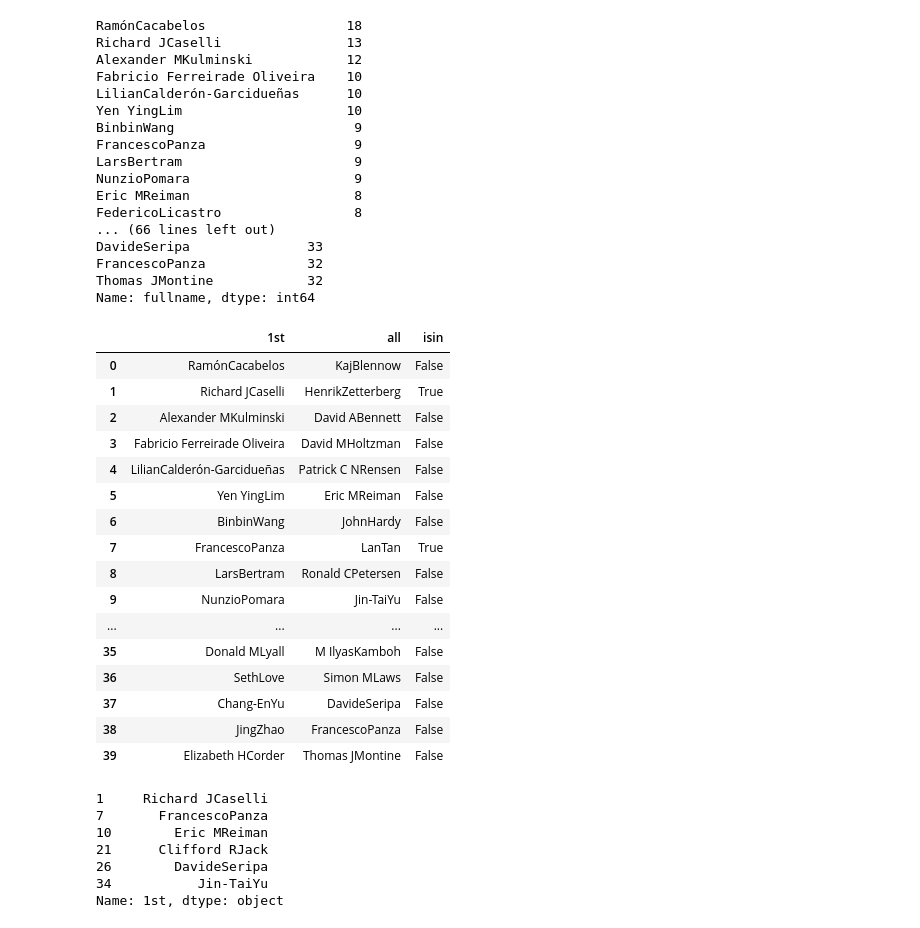
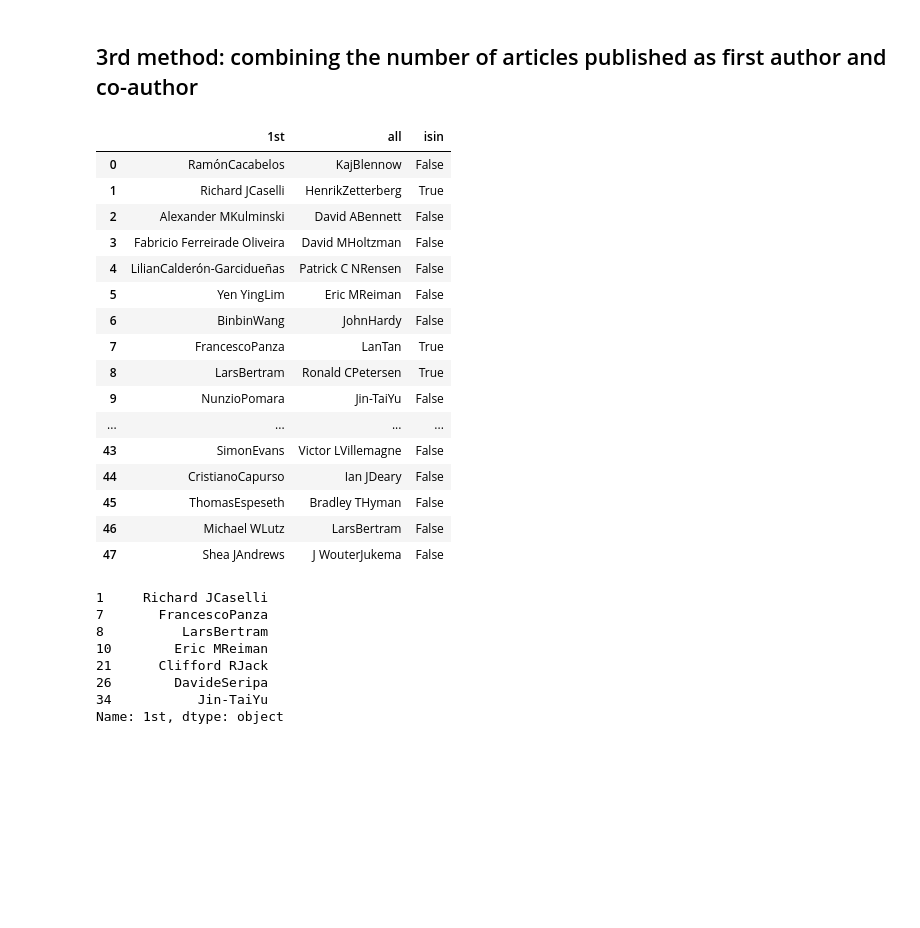
Before and after one commit to SeanWang5868/Gene_APOE, a Jupyter notebook: APOE.ipynb, the cells around one changed output. Drawn from its saved outputs; the diff is of its cells as text; code cells hidden in the pictures; blank space fills up the shorter version.

```diff
--- a/APOE.ipynb
+++ b/APOE.ipynb
@@ -100,18 +40,21 @@ plt.show()
 # %%
+# Create a new column contains the full name
+article["fullname"] = article["FirstAuthorForename"] + article["FirstAuthorLastname"]
+
 # Group by 'fullname' and count the number of publications for each author
-author_publication_counts = article_author['fullname'].value_counts()
+author_publication_counts_1st = article['fullname'].value_counts()
 
 # Select the top 10 authors with the most publications
-top_20_authors = author_publication_counts.head(40)
+top_48_authors = author_publication_counts_1st.head(48)
 
 # Create a bar plot
 plt.figure(figsize=(7, 4))
-top_20_authors.plot(kind='bar')
+top_48_authors.plot(kind='bar')
 plt.title('Top 40 Researchers as 1st author by Number of Publications')
 plt.xlabel('Author Full Name')
 plt.ylabel('Number of Publications as 1st author')
-
-
 # Show the plot
 plt.show()
+
+top_48_authors
 # %% [output]
@@ -124,11 +86,11 @@ authors["fullname"] = authors["AuthorForename"] + authors["AuthorLastname"]
 author_publication_counts_all = authors['fullname'].value_counts()
 
 # Select the top 10 authors with the most publications
-top_40_authors_all = author_publication_counts_all.head(40)
+top_48_authors_all = author_publication_counts_all.head(48)
 
 # Create a bar plot
 plt.figure(figsize=(7,4))
-top_40_authors_all.plot(kind='bar')
+top_48_authors_all.plot(kind='bar')
 plt.title('Top 40 Researchers by Number of all Publications')
 plt.xlabel('Author Full Name')
 plt.ylabel('Number of Publications')
@@ -136,5 +98,5 @@ plt.ylabel('Number of Publications')
 
 # Show the plot
 plt.show()
-top_40_authors_all
+top_48_authors_all
 # %% [output]
@@ -158,55 +120,36 @@ Thomas JMontine            32
 Name: fullname, dtype: int64
-# %%
-print(top_20_authors)
-print(top_40_authors_all)
-# %% [output]
-RamónCacabelos                  18
-Richard JCaselli                13
-Alexander MKulminski            12
-Fabricio Ferreirade Oliveira    10
-LilianCalderón-Garcidueñas      10
-Yen YingLim                     10
-BinbinWang                       9
-FrancescoPanza                   9
-LarsBertram                      9
-NunzioPomara                     9
-Eric MReiman                     8
-FedericoLicastro                 8
-... (66 lines left out)
-DavideSeripa               33
-FrancescoPanza             32
-Thomas JMontine            32
-Name: fullname, dtype: int64
+# %% [markdown]
+## 3rd method: combining the number of articles published as first author and co-author
 # %%
-top_20_authors_index = top_20_authors.reset_index()
-top_40_authors_all_index = top_40_authors_all.reset_index()
+authors_1st_index = top_48_authors.reset_index()
+authors_all_index = top_48_authors_all.reset_index()
 
-first_series = pd.Series(top_20_authors_index["index"].values)
-all_series = pd.Series(top_40_authors_all_index["index"].values)
+first_series = pd.Series(authors_1st_index["index"].values)
+all_series = pd.Series(authors_all_index["index"].values)
 
 df = pd.concat([first_series,all_series],axis=1)
 
 df.columns = ['1st', 'all']
 df["isin"] = df["1st"].isin(df["all"])
 df
 # %% [output]
 |  | 1st | all | isin |
 | 0 | RamónCacabelos | KajBlennow | False |
 | 1 | Richard JCaselli | HenrikZetterberg | True |
 | 2 | Alexander MKulminski | David ABennett | False |
 | 3 | Fabricio Ferreirade Oliveira | David MHoltzman | False |
 | 4 | LilianCalderón-Garcidueñas | Patrick C NRensen | False |
 | 5 | Yen YingLim | Eric MReiman | False |
 | 6 | BinbinWang | JohnHardy | False |
 | 7 | FrancescoPanza | LanTan | True |
-| 8 | LarsBertram | Ronald CPetersen | False |
+| 8 | LarsBertram | Ronald CPetersen | True |
 | 9 | NunzioPomara | Jin-TaiYu | False |
 | ... | ... | ... | ... |
-| 35 | Donald MLyall | M IlyasKamboh | False |
-| 36 | SethLove | Simon MLaws | False |
-| 37 | Chang-EnYu | DavideSeripa | False |
-| 38 | JingZhao | FrancescoPanza | False |
-| 39 | Elizabeth HCorder | Thomas JMontine | False |
+| 43 | SimonEvans | Victor LVillemagne | False |
+| 44 | CristianoCapurso | Ian JDeary | False |
+| 45 | ThomasEspeseth | Bradley THyman | False |
+| 46 | Michael WLutz | LarsBertram | False |
+| 47 | Shea JAndrews | J WouterJukema | False |
 # %%
 # Filter out rows whose isin column is True
 isin_true = df[df['isin']]
@@ -214,6 +157,7 @@ print(isin_true["1st"])
 # %% [output]
 1     Richard JCaselli
 7       FrancescoPanza
+8          LarsBertram
 10        Eric MReiman
 21      Clifford RJack
 26        DavideSeripa
```
Also changed, not shown: parts of 15 cells of this notebook.
